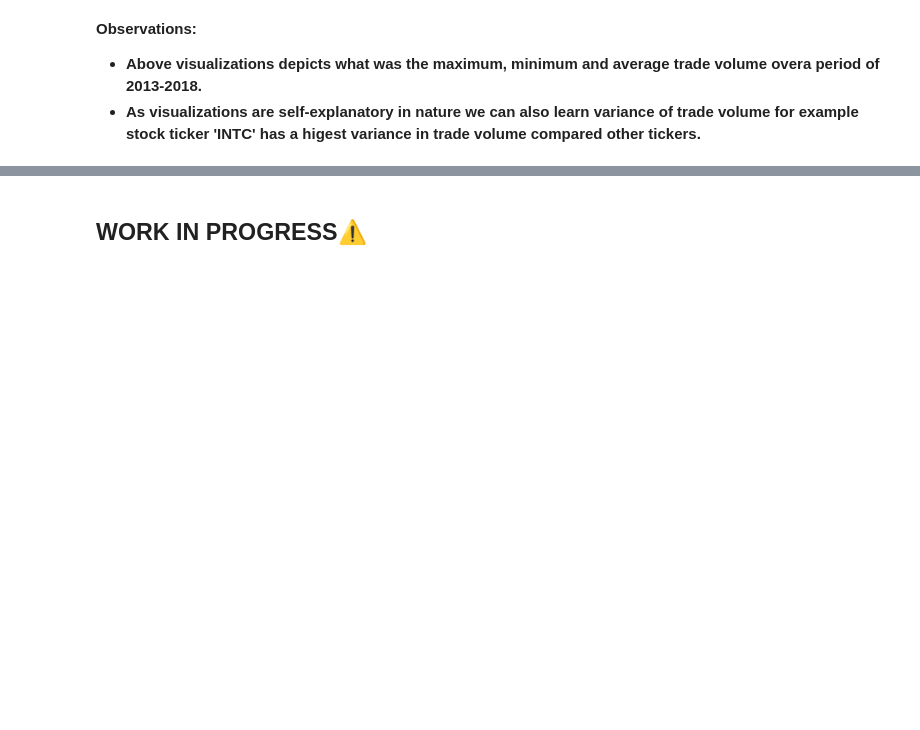
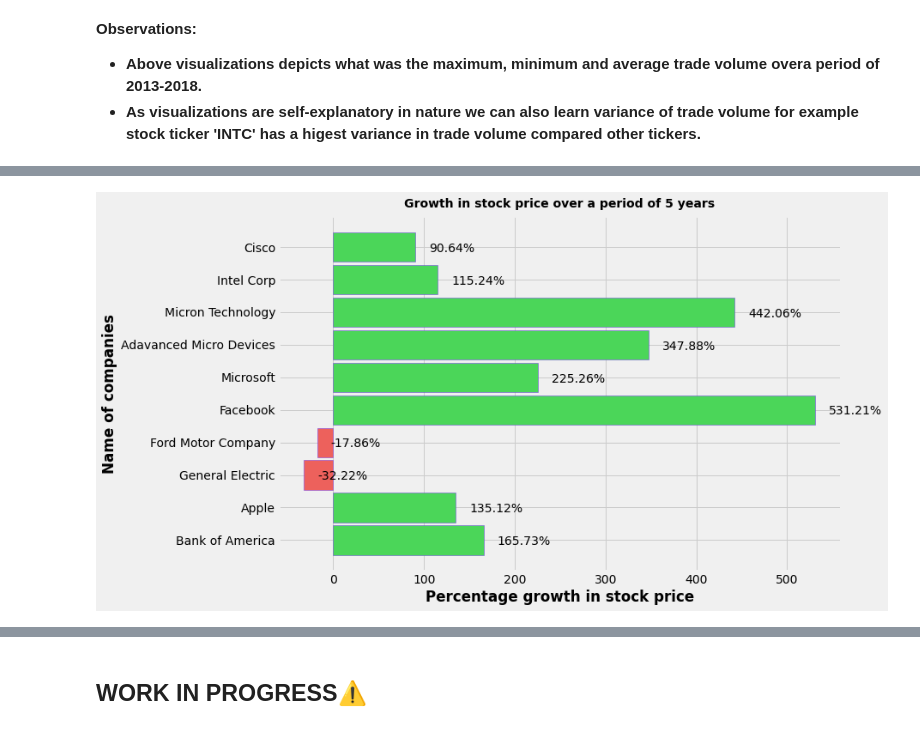
Before and after one commit to avikumart/Time-series-analysis-and-forecasting, a Jupyter notebook: timeseries-stock-price-forecasting.ipynb, the cells around one changed output, grey strips where cells are left out. Cells and saved outputs as stored; diff of their text form; code cells hidden in the pictures; blank space fills up the shorter version.

Commit message:
Kaggle Notebook | [Timeseries]Stock-price-forecasting | Version 11

```diff
--- a/timeseries-stock-price-forecasting.ipynb
+++ b/timeseries-stock-price-forecasting.ipynb
@@ -435,0 +469,29 @@ plt.show()
+# %%
+# list of stock dataframes
+list_df = [bac_df, aapl_df, ge_df, f_df, fb_df, msft_df, amd_df, mu_df, intc_df, csco_df]
+
+# loop through the the list_df to find mini and maxi of each stocks
+mini = [df[df['date'] == df['date'].min()]['close'].values.item() for df in list_df]
+maxi = [df[df['date'] == df['date'].max()]['close'].values.item() for df in list_df]
+
+# find list of abosolute difference between both stock price
+diff = np.array(maxi) - np.array(mini)
+
+# find the percentage growth
+growth = (diff/mini)*100
+growth_list = growth.tolist()
+co_name_list = [df['co_name'].unique()[0] for df in list_df]
+
+# visualize the growth of the stocks
+fig, ax = plt.subplots(figsize=(13,7))
+ax.barh(y=co_name_list, width=growth_list, height=0.9, color=['#4bd659','#4bd659','#ed615c','#ed615c','#4bd659',
+                                                             '#4bd659','#4bd659','#4bd659','#4bd659','#4bd659'],
+       edgecolor='#713ae8')
+for p in ax.patches:
+    ax.annotate(f'{round(p.get_width(),2)}%', (p.get_width()+15, p.get_y() +0.3))
+ax.set_xlabel('Percentage growth in stock price')
+ax.set_ylabel('Name of companies')
+ax.set_title("Growth in stock price over a period of 5 years")
+plt.show()
+# %% [output]
+[figure, added]
```
Also changed, not shown: parts of 15 cells of this notebook.
